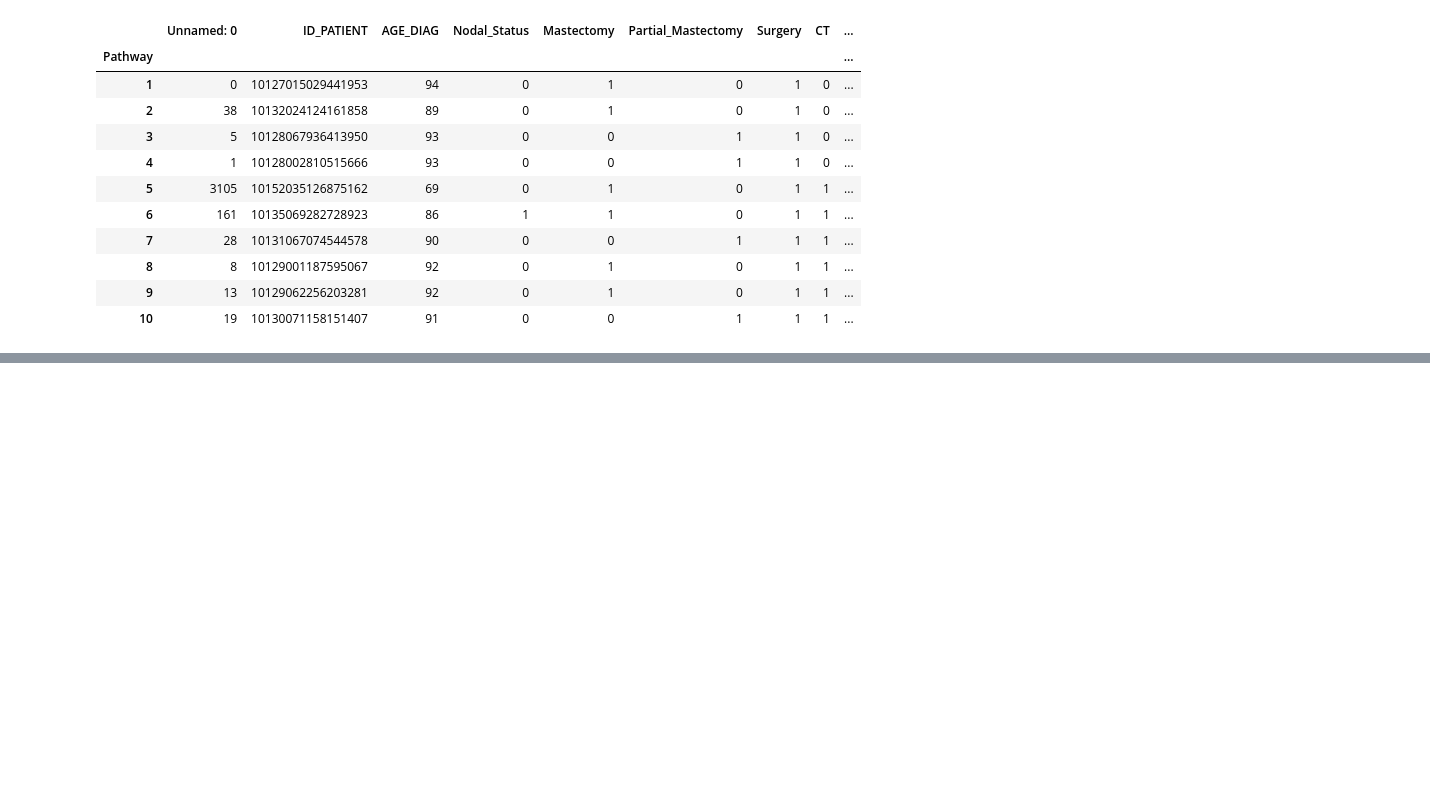
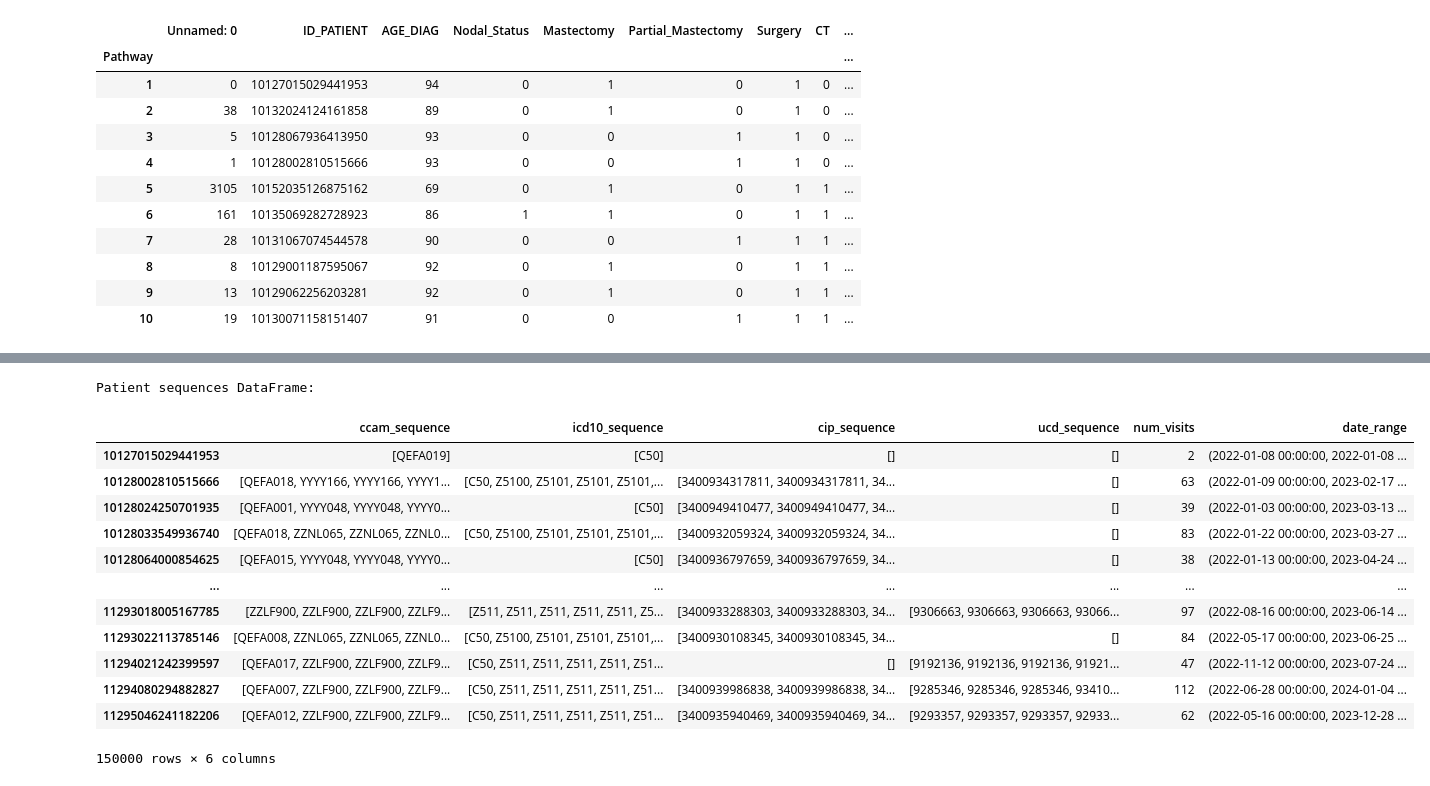
Before and after one commit to sarahlakh/Representation-of-patient-history-with_LLMs, a Jupyter notebook: notebooks/Data_exploration.ipynb, the cells around one changed output, grey strips where cells are left out. Drawn from its saved outputs; the diff is of its cells as text; code cells hidden in the pictures; blank space fills up the shorter version.

```diff
--- a/notebooks/Data_exploration.ipynb
+++ b/notebooks/Data_exploration.ipynb
@@ -136,0 +261,2 @@ pathway.count()
+# %%
+visits_per_patient = visits.groupby('BEN_IDT_ANO')
@@ -136,0 +277,36 @@ pathway.count()
+# %%
+# Create sequences of codes for each patient
+patient_sequences = {}
+
+for patient_id, group_df in visits_per_patient:
+    if 'DATE' in group_df.columns:
+        group_df = group_df.sort_values('DATE')
+
+    # Create sequences for each code type
+    patient_sequences[patient_id] = {
+        'ccam_sequence': group_df['COD_CCAM'].dropna().tolist(),
+        'icd10_sequence': group_df['COD_ICD10'].dropna().tolist(),
+        'cip_sequence': group_df['COD_CIP'].dropna().tolist(),
+        'ucd_sequence': group_df['COD_UCD'].dropna().tolist(),
+        'num_visits': len(group_df),
+        'date_range': (group_df['DATE'].min(), group_df['DATE'].max()) if 'DATE' in group_df.columns else None
+    }
+
+sequences_df = pd.DataFrame.from_dict(patient_sequences, orient='index')
+print("Patient sequences DataFrame:")
+sequences_df
+# %% [output]
+Patient sequences DataFrame:
+|  | ccam_sequence | icd10_sequence | cip_sequence | ucd_sequence | num_visits | date_range |
+| 10127015029441953 | [QEFA019] | [C50] | [] | [] | 2 | (2022-01-08 00:00:00, 2022-01-08 ... |
+| 10128002810515666 | [QEFA018, YYYY166, YYYY166, YYYY1... | [C50, Z5100, Z5101, Z5101, Z5101,... | [3400934317811, 3400934317811, 34... | [] | 63 | (2022-01-09 00:00:00, 2023-02-17 ... |
+| 10128024250701935 | [QEFA001, YYYY048, YYYY048, YYYY0... | [C50] | [3400949410477, 3400949410477, 34... | [] | 39 | (2022-01-03 00:00:00, 2023-03-13 ... |
+| 10128033549936740 | [QEFA018, ZZNL065, ZZNL065, ZZNL0... | [C50, Z5100, Z5101, Z5101, Z5101,... | [3400932059324, 3400932059324, 34... | [] | 83 | (2022-01-22 00:00:00, 2023-03-27 ... |
+| 10128064000854625 | [QEFA015, YYYY048, YYYY048, YYYY0... | [C50] | [3400936797659, 3400936797659, 34... | [] | 38 | (2022-01-13 00:00:00, 2023-04-24 ... |
+| ... | ... | ... | ... | ... | ... | ... |
+| 11293018005167785 | [ZZLF900, ZZLF900, ZZLF900, ZZLF9... | [Z511, Z511, Z511, Z511, Z511, Z5... | [3400933288303, 3400933288303, 34... | [9306663, 9306663, 9306663, 93066... | 97 | (2022-08-16 00:00:00, 2023-06-14 ... |
+| 11293022113785146 | [QEFA008, ZZNL065, ZZNL065, ZZNL0... | [C50, Z5100, Z5101, Z5101, Z5101,... | [3400930108345, 3400930108345, 34... | [] | 84 | (2022-05-17 00:00:00, 2023-06-25 ... |
+| 11294021242399597 | [QEFA017, ZZLF900, ZZLF900, ZZLF9... | [C50, Z511, Z511, Z511, Z511, Z51... | [] | [9192136, 9192136, 9192136, 91921... | 47 | (2022-11-12 00:00:00, 2023-07-24 ... |
+| 11294080294882827 | [QEFA007, ZZLF900, ZZLF900, ZZLF9... | [C50, Z511, Z511, Z511, Z511, Z51... | [3400939986838, 3400939986838, 34... | [9285346, 9285346, 9285346, 93410... | 112 | (2022-06-28 00:00:00, 2024-01-04 ... |
+| 11295046241182206 | [QEFA012, ZZLF900, ZZLF900, ZZLF9... | [C50, Z511, Z511, Z511, Z511, Z51... | [3400935940469, 3400935940469, 34... | [9293357, 9293357, 9293357, 92933... | 62 | (2022-05-16 00:00:00, 2023-12-28 ... |
+150000 rows × 6 columns
```
Also changed, not shown: parts of 11 cells of this notebook, 5 other files.
